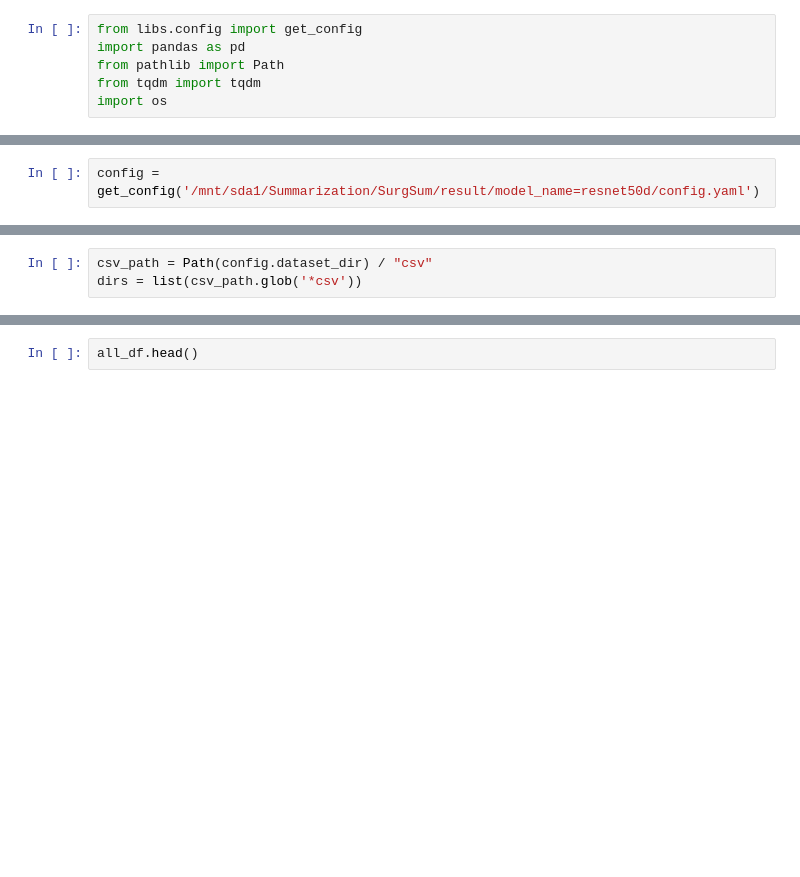
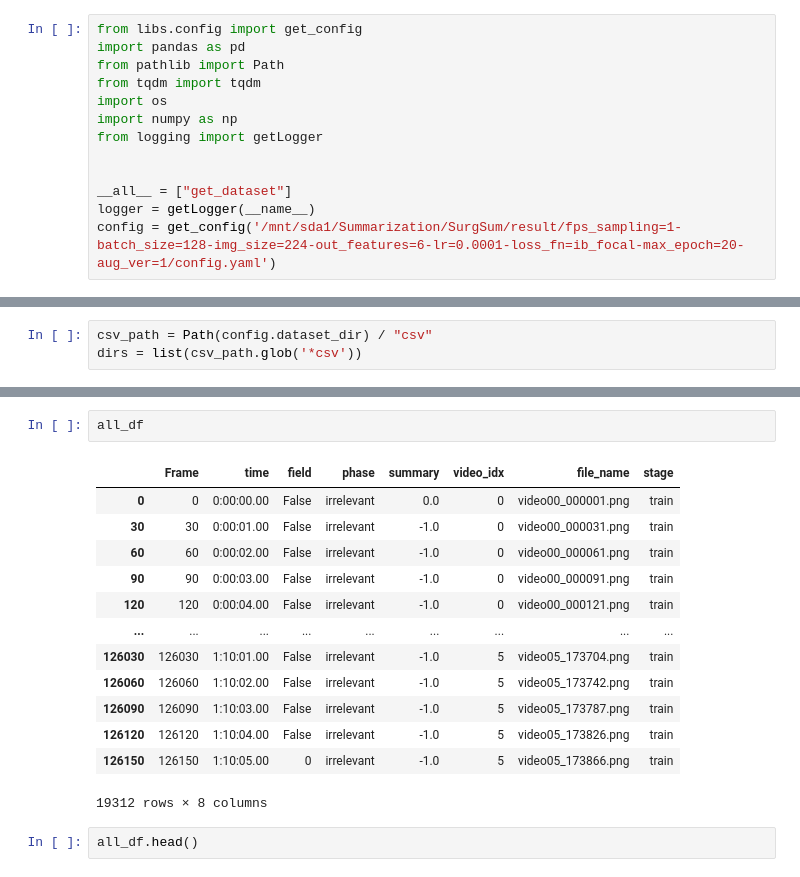
Before and after one commit to kobayshitaichi/SurgSum, a Jupyter notebook: src/check_modules.ipynb, the cells around one changed output, grey strips where cells are left out. Saved outputs shown, nothing was run; the diff lists cells and outputs as text; blank space fills up the shorter version.

```diff
--- a/src/check_modules.ipynb
+++ b/src/check_modules.ipynb
@@ -4,3 +4,10 @@ import pandas as pd
 from pathlib import Path
 from tqdm import tqdm
 import os
+import numpy as np
+from logging import getLogger
+
+
+__all__ = ["get_dataset"]
+logger = getLogger(__name__)
+config = get_config('/mnt/sda1/Summarization/SurgSum/result/fps_sampling=1-batch_size=128-img_size=224-out_features=6-lr=0.0001-loss_fn=ib_focal-max_epoch=20-aug_ver=1/config.yaml')
@@ -13,5 +14,3 @@ logger = getLogger(__name__)
-# %%
-config = get_config('/mnt/sda1/Summarization/SurgSum/result/model_name=resnet50d/config.yaml')
 # %% [markdown]
 ## Create DataFrames
 # %%
@@ -47,3 +52,19 @@ video05 after subsampling: 4206
+# %%
+all_df
+# %% [output]
+|  | Frame | time | field | phase | summary | video_idx | file_name | stage |
+| 0 | 0 | 0:00:00.00 | False | irrelevant | 0.0 | 0 | video00_000001.png | train |
+| 30 | 30 | 0:00:01.00 | False | irrelevant | -1.0 | 0 | video00_000031.png | train |
+| 60 | 60 | 0:00:02.00 | False | irrelevant | -1.0 | 0 | video00_000061.png | train |
+| 90 | 90 | 0:00:03.00 | False | irrelevant | -1.0 | 0 | video00_000091.png | train |
+| 120 | 120 | 0:00:04.00 | False | irrelevant | -1.0 | 0 | video00_000121.png | train |
+| ... | ... | ... | ... | ... | ... | ... | ... | ... |
+| 126030 | 126030 | 1:10:01.00 | False | irrelevant | -1.0 | 5 | video05_173704.png | train |
+| 126060 | 126060 | 1:10:02.00 | False | irrelevant | -1.0 | 5 | video05_173742.png | train |
+| 126090 | 126090 | 1:10:03.00 | False | irrelevant | -1.0 | 5 | video05_173787.png | train |
+| 126120 | 126120 | 1:10:04.00 | False | irrelevant | -1.0 | 5 | video05_173826.png | train |
+| 126150 | 126150 | 1:10:05.00 | 0 | irrelevant | -1.0 | 5 | video05_173866.png | train |
+19312 rows × 8 columns
 # %%
 all_df.head()
 # %% [output]
```
Also changed, not shown: parts of 31 cells of this notebook, 18 other files.
